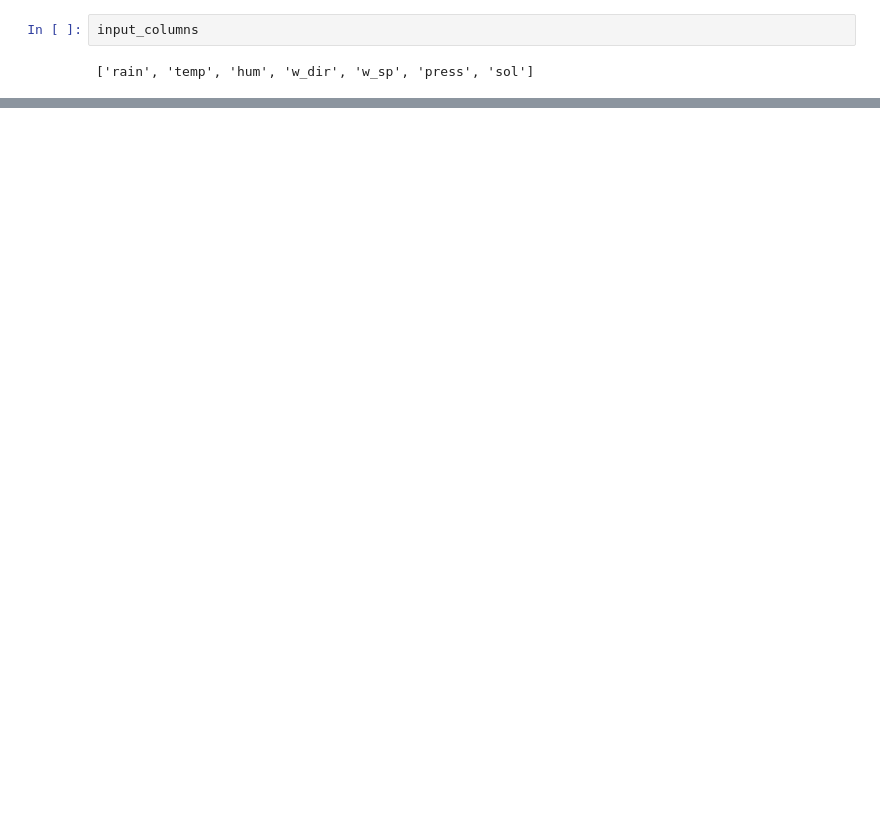
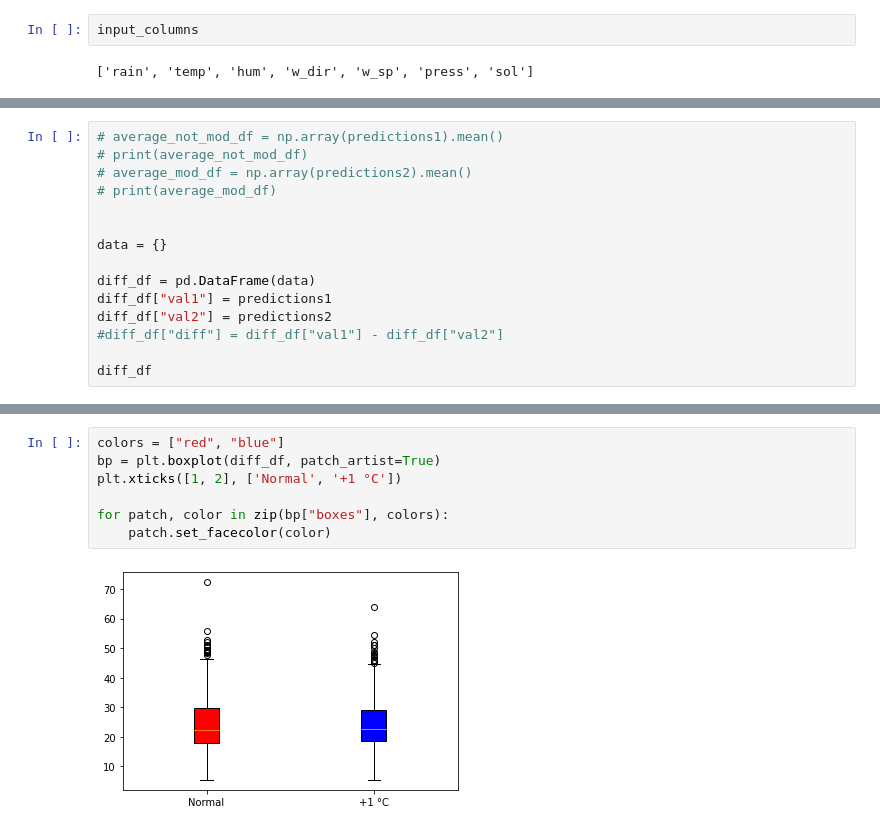
Before and after one commit to WebValley2022/first-challenge, a Jupyter notebook: linear-regression.ipynb, the cells around one changed output, grey strips where cells are left out. Saved outputs shown, nothing was run; the diff lists cells and outputs as text; blank space fills up the shorter version.

```diff
--- a/linear-regression.ipynb
+++ b/linear-regression.ipynb
@@ -359,3 +529,18 @@ for i, row in test_chart_data.iloc[-365:].iterrows():
 
     predictions1.append(result1)
     predictions2.append(result2)
+# %%
+# average_not_mod_df = np.array(predictions1).mean()
+# print(average_not_mod_df)
+# average_mod_df = np.array(predictions2).mean()
+# print(average_mod_df)
+
+
+data = {}
+
+diff_df = pd.DataFrame(data)
+diff_df["val1"] = predictions1
+diff_df["val2"] = predictions2
+#diff_df["diff"] = diff_df["val1"] - diff_df["val2"]
+
+diff_df
@@ -395,0 +595,9 @@ plt.show()
+# %%
+colors = ["red", "blue"]
+bp = plt.boxplot(diff_df, patch_artist=True)
+plt.xticks([1, 2], ['Normal', '+1 °C'])
+
+for patch, color in zip(bp["boxes"], colors):
+    patch.set_facecolor(color)
+# %% [output]
+[figure, added]
```
Also changed, not shown: parts of 35 cells of this notebook.
